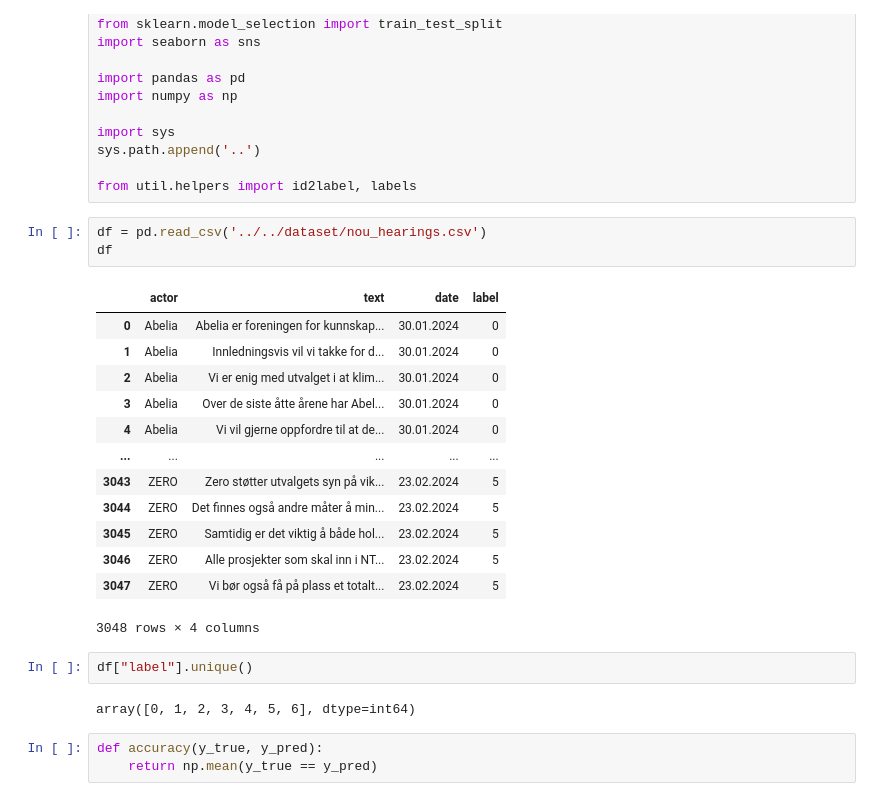
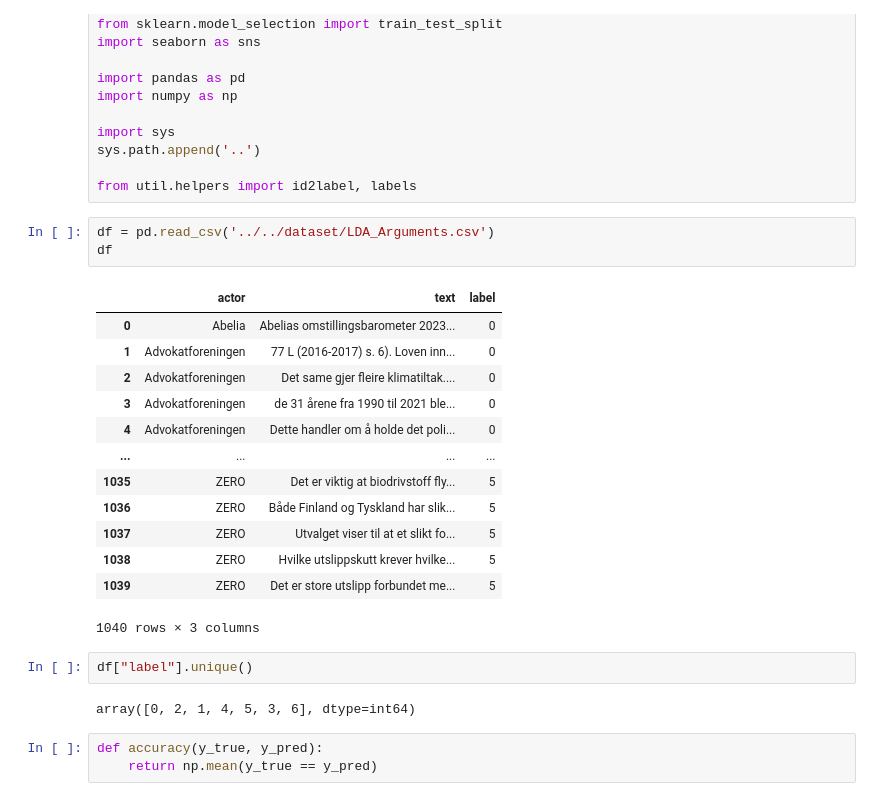
Before and after one commit to henriklarsen28/ArgumentMiningNOUs, a Jupyter notebook: src/base_classifiers/naive_bayes_classifier.ipynb, the cells around one changed output. Cells and saved outputs as stored; diff of their text form.

```diff
--- a/src/base_classifiers/naive_bayes_classifier.ipynb
+++ b/src/base_classifiers/naive_bayes_classifier.ipynb
@@ -13,26 +13,26 @@ sys.path.append('..')
 
 from util.helpers import id2label, labels
 # %%
-df = pd.read_csv('../../dataset/nou_hearings.csv')
+df = pd.read_csv('../../dataset/LDA_Arguments.csv')
 df
 # %% [output]
-|  | actor | text | date | label |
-| 0 | Abelia | Abelia er foreningen for kunnskap... | 30.01.2024 | 0 |
-| 1 | Abelia | Innledningsvis vil vi takke for d... | 30.01.2024 | 0 |
-| 2 | Abelia | Vi er enig med utvalget i at klim... | 30.01.2024 | 0 |
-| 3 | Abelia | Over de siste åtte årene har Abel... | 30.01.2024 | 0 |
-| 4 | Abelia | Vi vil gjerne oppfordre til at de... | 30.01.2024 | 0 |
-| ... | ... | ... | ... | ... |
-| 3043 | ZERO | Zero støtter utvalgets syn på vik... | 23.02.2024 | 5 |
-| 3044 | ZERO | Det finnes også andre måter å min... | 23.02.2024 | 5 |
-| 3045 | ZERO | Samtidig er det viktig å både hol... | 23.02.2024 | 5 |
-| 3046 | ZERO | Alle prosjekter som skal inn i NT... | 23.02.2024 | 5 |
-| 3047 | ZERO | Vi bør også få på plass et totalt... | 23.02.2024 | 5 |
+|  | actor | text | label |
+| 0 | Abelia | Abelias omstillingsbarometer 2023... | 0 |
+| 1 | Advokatforeningen | 77 L (2016-2017) s. 6). Loven inn... | 0 |
+| 2 | Advokatforeningen | Det same gjer fleire klimatiltak.... | 0 |
+| 3 | Advokatforeningen | de 31 årene fra 1990 til 2021 ble... | 0 |
+| 4 | Advokatforeningen | Dette handler om å holde det poli... | 0 |
+| ... | ... | ... | ... |
+| 1035 | ZERO | Det er viktig at biodrivstoff fly... | 5 |
+| 1036 | ZERO | Både Finland og Tyskland har slik... | 5 |
+| 1037 | ZERO | Utvalget viser til at et slikt fo... | 5 |
+| 1038 | ZERO | Hvilke utslippskutt krever hvilke... | 5 |
+| 1039 | ZERO | Det er store utslipp forbundet me... | 5 |
-3048 rows × 4 columns
+1040 rows × 3 columns
 # %%
 df["label"].unique()
 # %% [output]
-array([0, 1, 2, 3, 4, 5, 6], dtype=int64)
+array([0, 2, 1, 4, 5, 3, 6], dtype=int64)
 # %%
 def accuracy(y_true, y_pred):
     return np.mean(y_true == y_pred)
```
Also changed, not shown: parts of 8 cells of this notebook, 1 other file.
